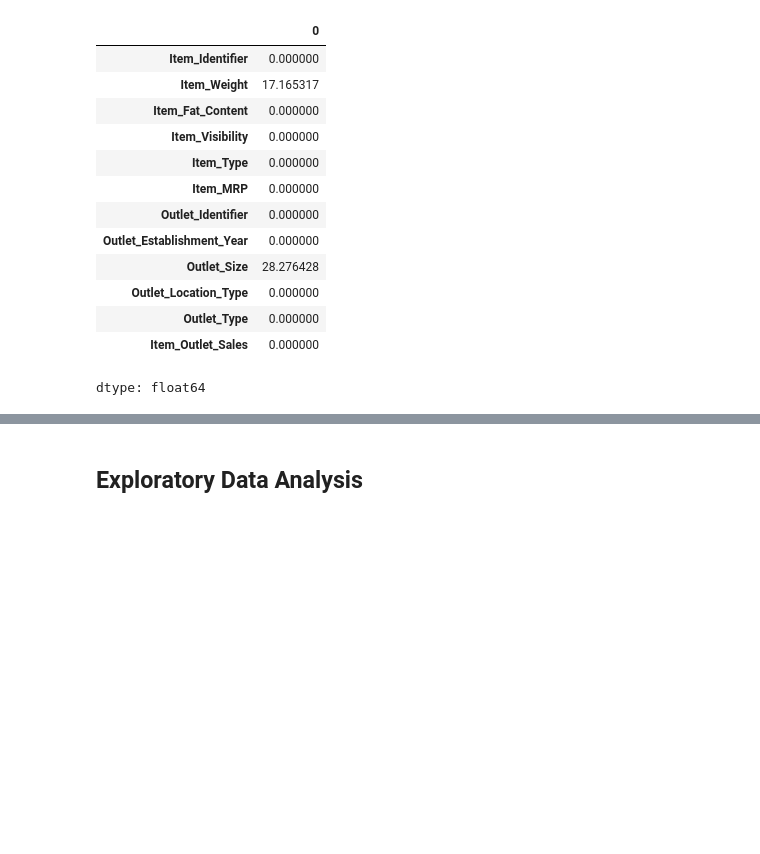
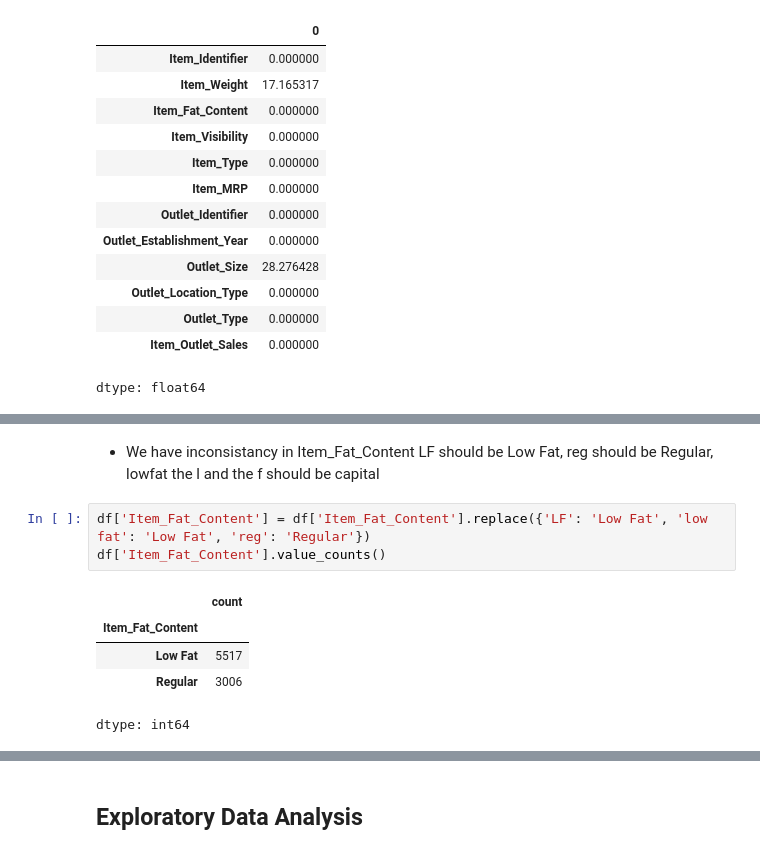
Before and after one commit to AymanAlnajjar/Prediction-of-Product-Sales, a Jupyter notebook: Prediction_of_Product_Sale.ipynb, the cells around one changed output, grey strips where cells are left out. Saved outputs shown, nothing was run; the diff lists cells and outputs as text; blank space fills up the shorter version.

```diff
--- a/Prediction_of_Product_Sale.ipynb
+++ b/Prediction_of_Product_Sale.ipynb
@@ -92,0 +160,11 @@ dtype: int64
+# %% [markdown]
+* We have inconsistancy in Item_Fat_Content LF should be Low Fat, reg should be Regular, lowfat the l and the f should be capital
+# %%
+df['Item_Fat_Content'] = df['Item_Fat_Content'].replace({'LF': 'Low Fat', 'low fat': 'Low Fat', 'reg': 'Regular'})
+df['Item_Fat_Content'].value_counts()
+# %% [output]
+|  | count |
+| Item_Fat_Content |  |
+| Low Fat | 5517 |
+| Regular | 3006 |
+dtype: int64
```
Also changed, not shown: parts of 11 cells of this notebook.
